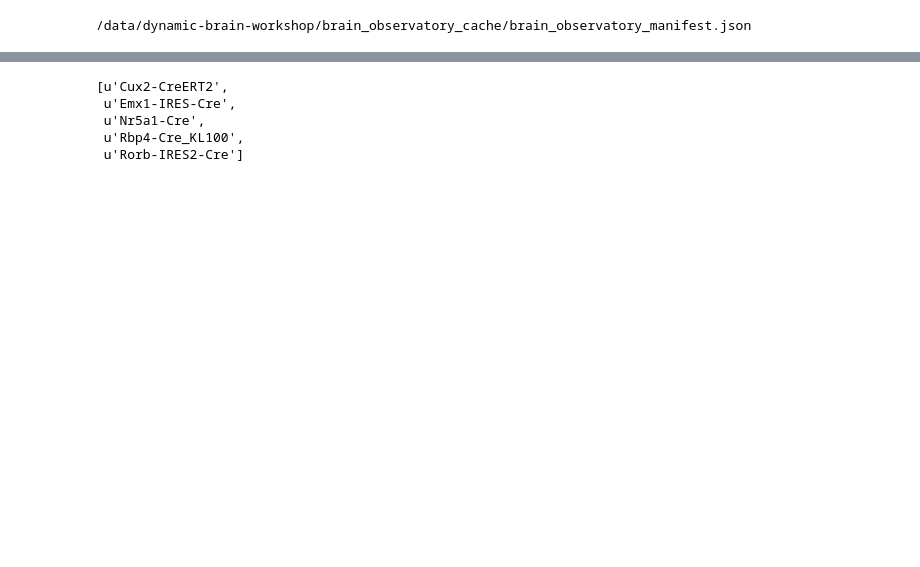
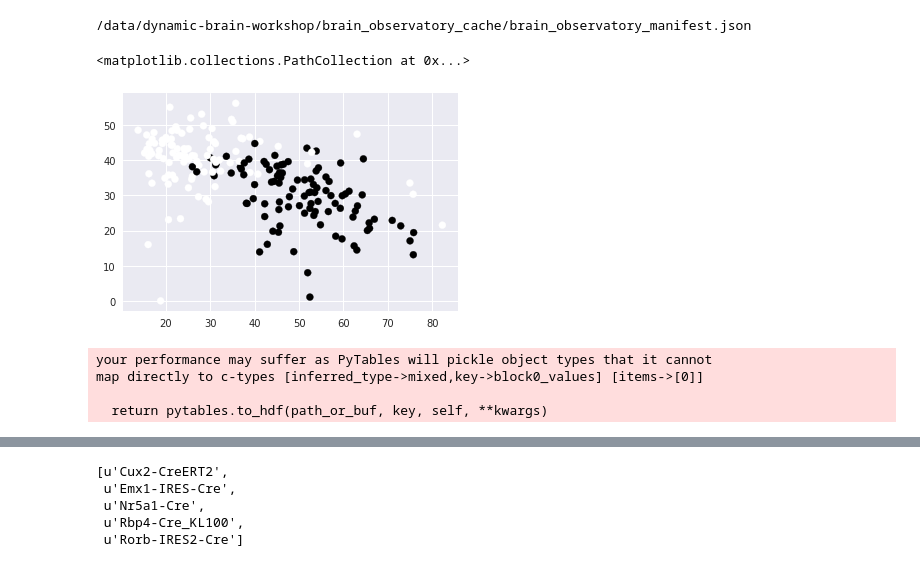
Before and after one commit to AllenInstitute/swdb_2017_tools, a Jupyter notebook: projects/mouseRSA/get_rsa_2Dembeddings_plot.ipynb, the cells around one changed output, grey strips where cells are left out. Saved outputs shown, nothing was run; the diff lists cells and outputs as text; code cells hidden in the pictures; blank space fills up the shorter version.

```diff
--- a/projects/mouseRSA/get_rsa_2Dembeddings_plot.ipynb
+++ b/projects/mouseRSA/get_rsa_2Dembeddings_plot.ipynb
@@ -104,25 +49,13 @@ def get_population_rf(boc, experiment_id):
 # %%
-def get_rf_coms(exps):
-    coms = []
+def get_rfs(exps):
+    rfs = []
     for exp_id in exps.id.values:
+
         try:
             rf = get_population_rf(boc, exp_id)
-            if rf.shape== (8,14):
-                # 8 deg sparse nose
-                com = center_of_mass(rf)*8 # to degrees
-            else:
-                com = center_of_mass(rf)*4 # to degrees
-
         except:
-            com = (np.nan, np.nan)
-        coms.append(com)
-    return coms
+            rf = np.array([np.nan, np.nan])
+        rfs.append(rf)
+    return rfs
-# %%
-coms = get_rf_coms(exps)
-
-com1 = [1,5]*4
-com2 = [12.5,7.5]*4
-d1 = np.linalg.norm(np.array(coms)-com1,axis=1)
-d2 = np.linalg.norm(np.array(coms)-com2,axis=1)
-cluster1 = d1<6*4
-cluster2 = d2<5*4
+# %%
+rfs = get_rfs(exps_wrunning)
@@ -129,2 +135,5 @@ cluster2 = d2<5*4
 # %%
-plt.scatter(zip(*coms)[0],zip(*coms)[1],c=cluster1)
+plt.scatter(coms[1],coms[0],c=cluster3)
+# %% [output]
+<matplotlib.collections.PathCollection at 0x...>
+[figure, added]
@@ -131 +144,9 @@ plt.scatter(zip(*coms)[0],zip(*coms)[1],c=cluster1)
+# %%
+rf_df = pd.DataFrame(rfs)
+rf_df.to_hdf('RFs.h5','rf_df', mode='w')
+# %% [output]
+your performance may suffer as PyTables will pickle object types that it cannot
+map directly to c-types [inferred_type->mixed,key->block0_values] [items->[0]]
+
+  return pytables.to_hdf(path_or_buf, key, self, **kwargs)
 # %%
```
Also changed, not shown: parts of 21 cells of this notebook, 2 other files.
